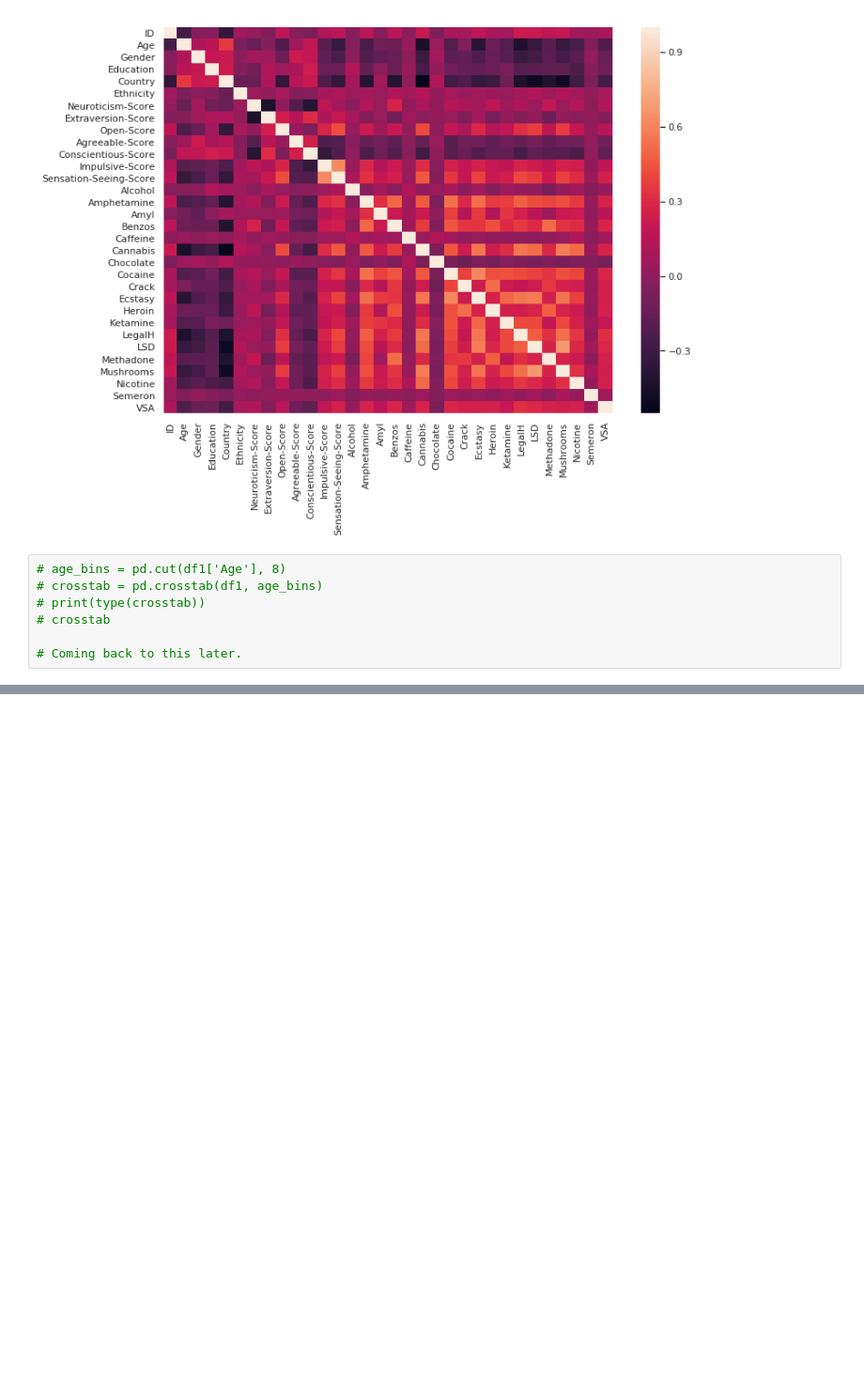
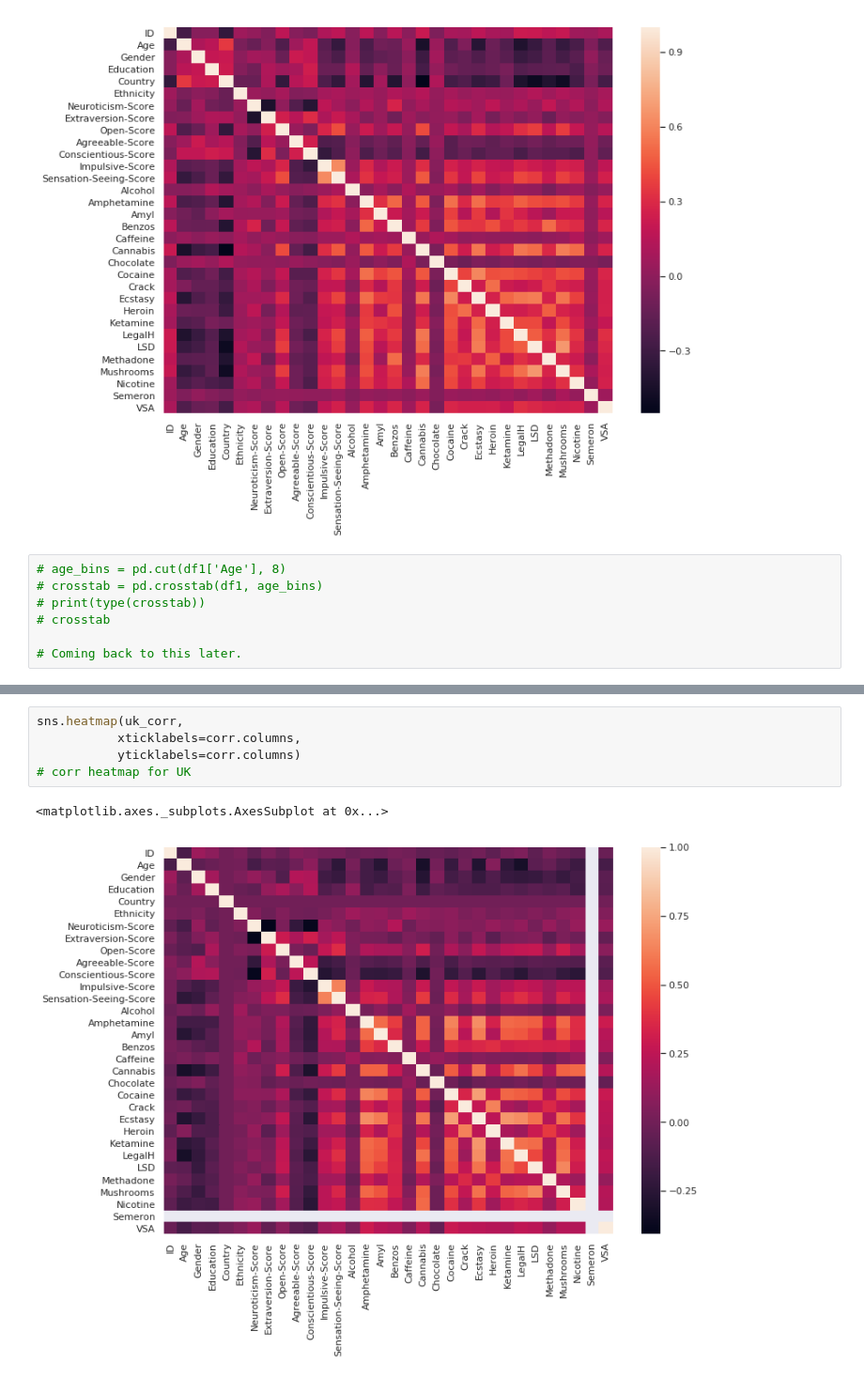
Before and after one commit to coopwilliams/Big-5-Traits-and-Recreational-Drugs, a Jupyter notebook: Big5_drugs_exploration.ipynb, the cells around one changed output, grey strips where cells are left out. Shown: that part at 94% size. Drawn from its saved outputs; the diff is of its cells as text; blank space fills up the shorter version.

```diff
--- a/Big5_drugs_exploration.ipynb
+++ b/Big5_drugs_exploration.ipynb
@@ -186,0 +180,8 @@ uk = df_country[6]
+# %%
+sns.heatmap(uk_corr,
+           xticklabels=corr.columns,
+           yticklabels=corr.columns)
+# corr heatmap for UK
+# %% [output]
+<matplotlib.axes._subplots.AxesSubplot at 0x...>
+[figure, added]
```
Also changed, not shown: parts of 5 cells of this notebook.
